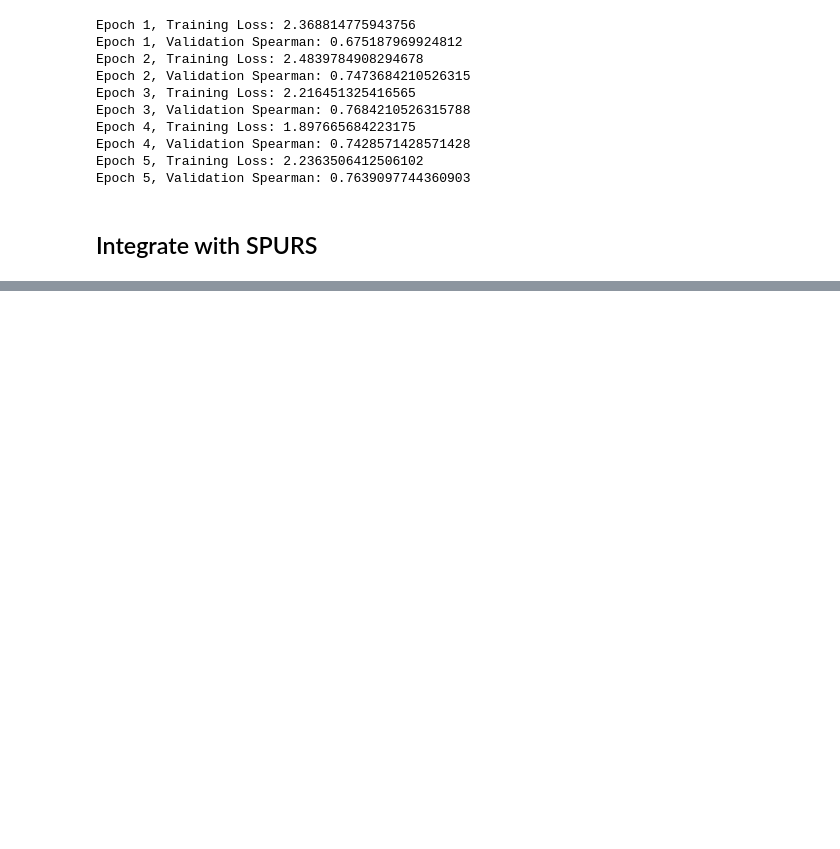
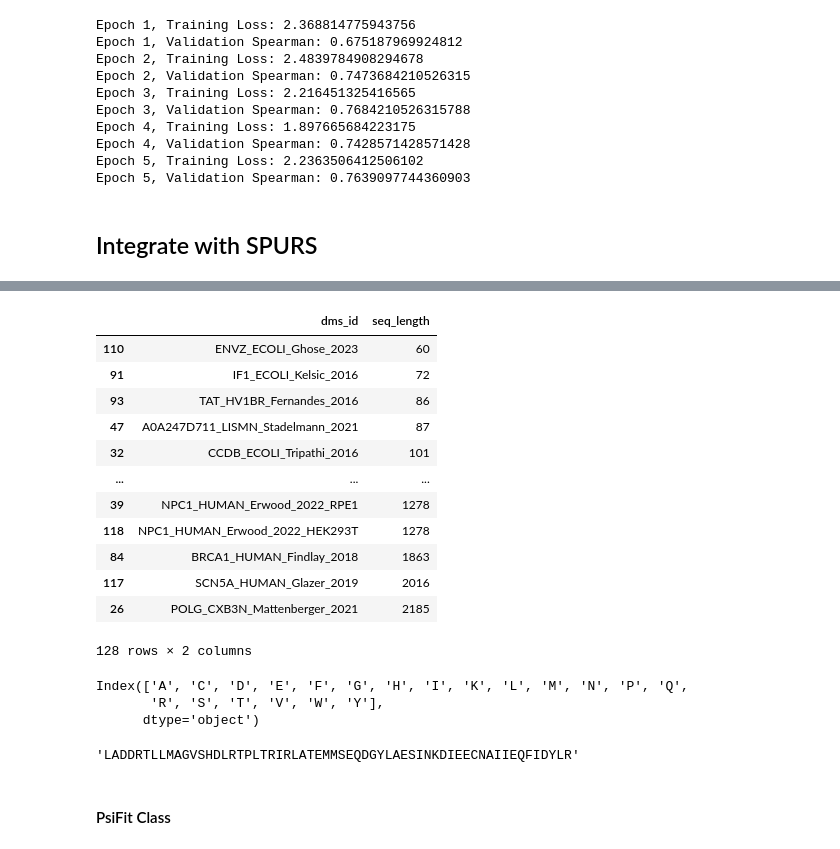
Before and after one commit to Sqingshannon/Fine-tune_plm, a Jupyter notebook: exploration.ipynb, the cells around one changed output, grey strips where cells are left out. Saved outputs shown, nothing was run; the diff lists cells and outputs as text; code cells hidden in the pictures; blank space fills up the shorter version.

```diff
--- a/exploration.ipynb
+++ b/exploration.ipynb
@@ -447,0 +485,16 @@ from Bio import SeqIO
+# %%
+df[~df['dms_id'].str.contains('Tsuboyama')]
+# %% [output]
+|  | dms_id | seq_length |
+| 110 | ENVZ_ECOLI_Ghose_2023 | 60 |
+| 91 | IF1_ECOLI_Kelsic_2016 | 72 |
+| 93 | TAT_HV1BR_Fernandes_2016 | 86 |
+| 47 | A0A247D711_LISMN_Stadelmann_2021 | 87 |
+| 32 | CCDB_ECOLI_Tripathi_2016 | 101 |
+| ... | ... | ... |
+| 39 | NPC1_HUMAN_Erwood_2022_RPE1 | 1278 |
+| 118 | NPC1_HUMAN_Erwood_2022_HEK293T | 1278 |
+| 84 | BRCA1_HUMAN_Findlay_2018 | 1863 |
+| 117 | SCN5A_HUMAN_Glazer_2019 | 2016 |
+| 26 | POLG_CXB3N_Mattenberger_2021 | 2185 |
+128 rows × 2 columns
@@ -447,0 +507,7 @@ from Bio import SeqIO
+# %%
+# spurs_df.head()
+spurs_df.columns
+# %% [output]
+Index(['A', 'C', 'D', 'E', 'F', 'G', 'H', 'I', 'K', 'L', 'M', 'N', 'P', 'Q',
+       'R', 'S', 'T', 'V', 'W', 'Y'],
+      dtype='object')
@@ -447,0 +517,6 @@ from Bio import SeqIO
+# %%
+wt_seq
+# %% [output]
+'LADDRTLLMAGVSHDLRTPLTRIRLATEMMSEQDGYLAESINKDIEECNAIIEQFIDYLR'
+# %% [markdown]
+#### PsiFit Class
```
Also changed, not shown: parts of 22 cells of this notebook, 29 other files.
